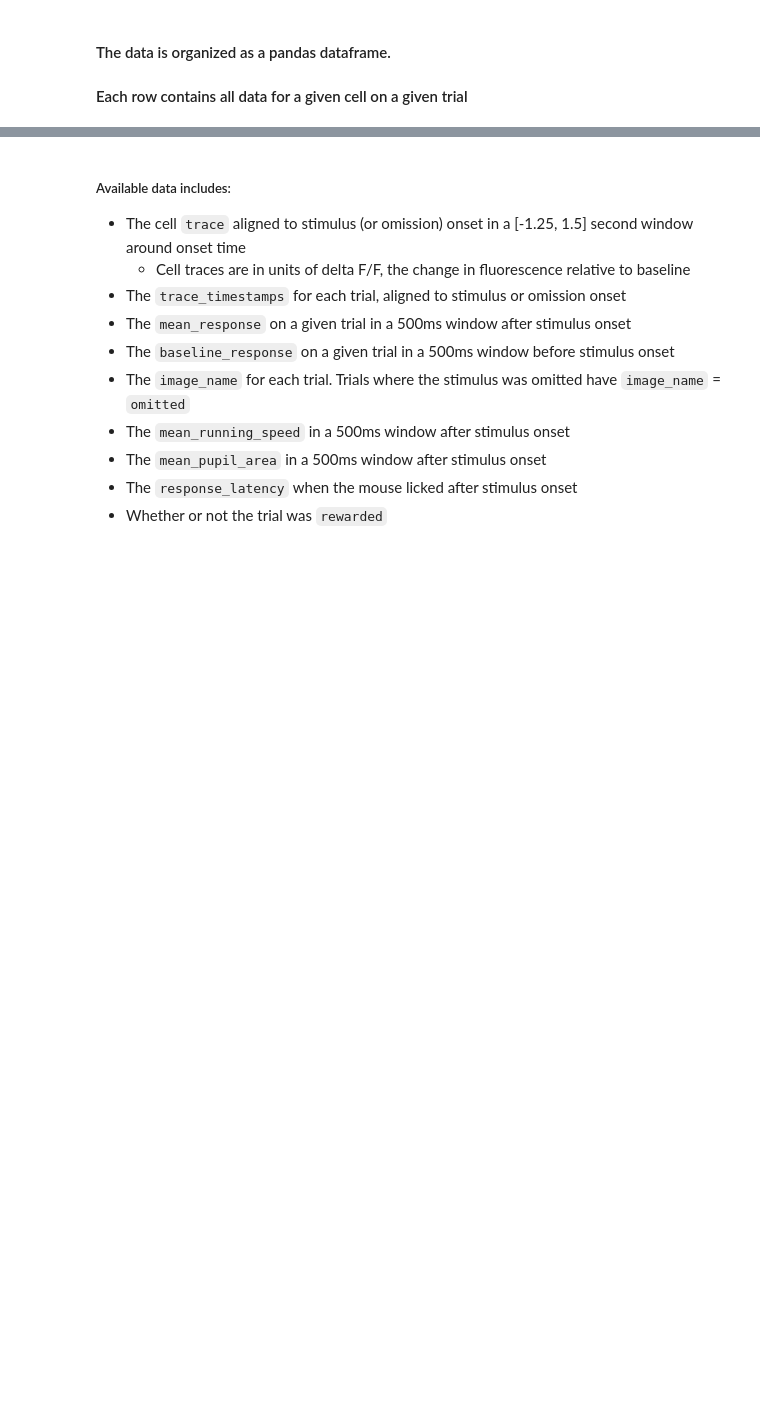
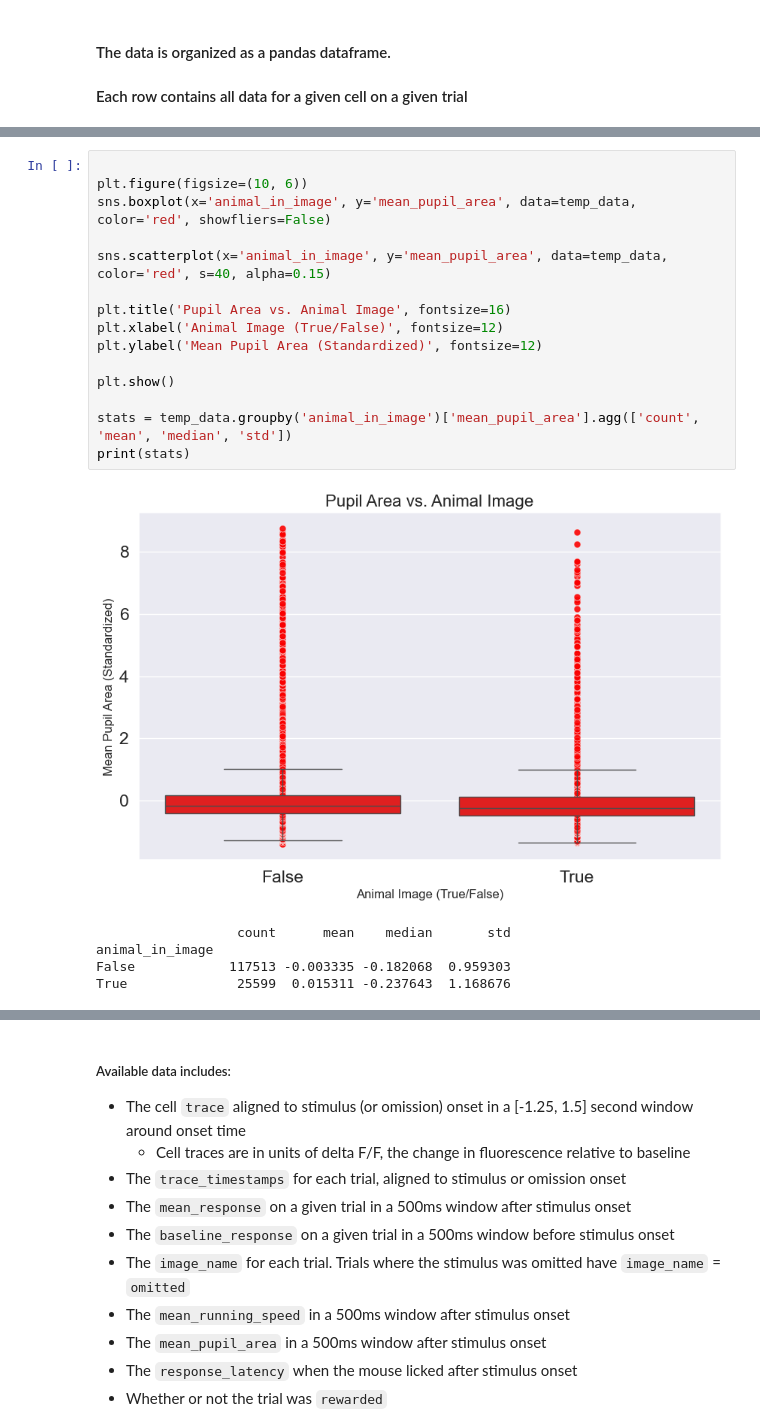
Before and after one commit to EugOT/CN-pr-Allen-Brain, a Jupyter notebook: load_Allen_Visual_Behavior_from_pre_processed_file.ipynb, the cells around one changed output, grey strips where cells are left out. Drawn from its saved outputs; the diff is of its cells as text; blank space fills up the shorter version.

```diff
--- a/load_Allen_Visual_Behavior_from_pre_processed_file.ipynb
+++ b/load_Allen_Visual_Behavior_from_pre_processed_file.ipynb
@@ -112,0 +190,21 @@ data.sample(5)
+# %%
+
+plt.figure(figsize=(10, 6))
+sns.boxplot(x='animal_in_image', y='mean_pupil_area', data=temp_data, color='red', showfliers=False)
+
+sns.scatterplot(x='animal_in_image', y='mean_pupil_area', data=temp_data, color='red', s=40, alpha=0.15)
+
+plt.title('Pupil Area vs. Animal Image', fontsize=16)
+plt.xlabel('Animal Image (True/False)', fontsize=12)
+plt.ylabel('Mean Pupil Area (Standardized)', fontsize=12)
+
+plt.show()
+
+stats = temp_data.groupby('animal_in_image')['mean_pupil_area'].agg(['count', 'mean', 'median', 'std'])
+print(stats)
+# %% [output]
+[figure, added]
+                  count      mean    median       std
+animal_in_image
+False            117513 -0.003335 -0.182068  0.959303
+True              25599  0.015311 -0.237643  1.168676
```
Also changed, not shown: parts of 16 cells of this notebook.
